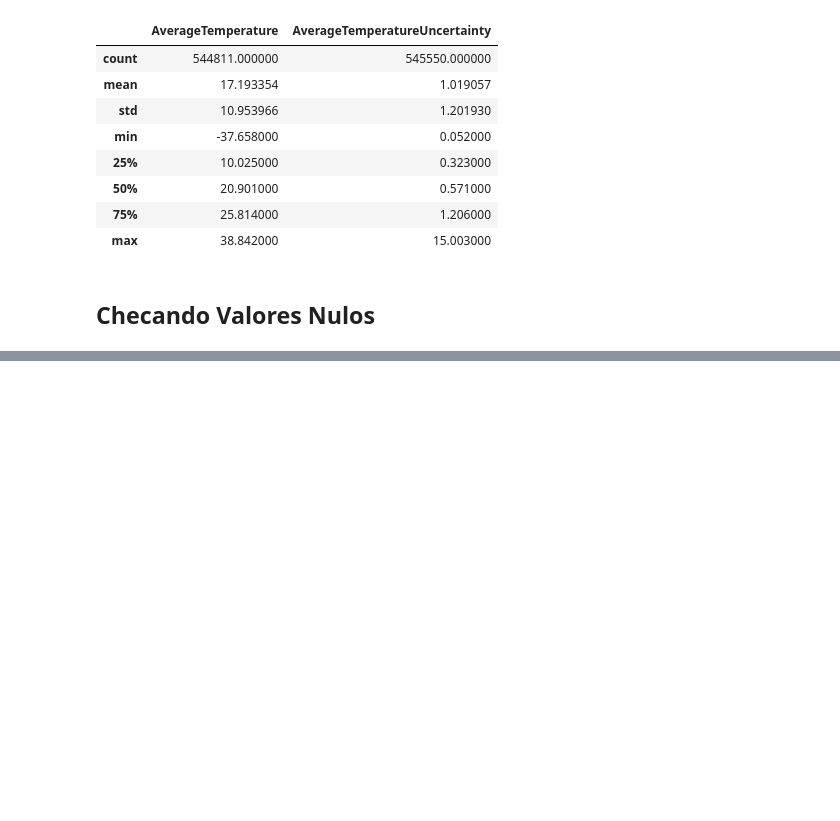
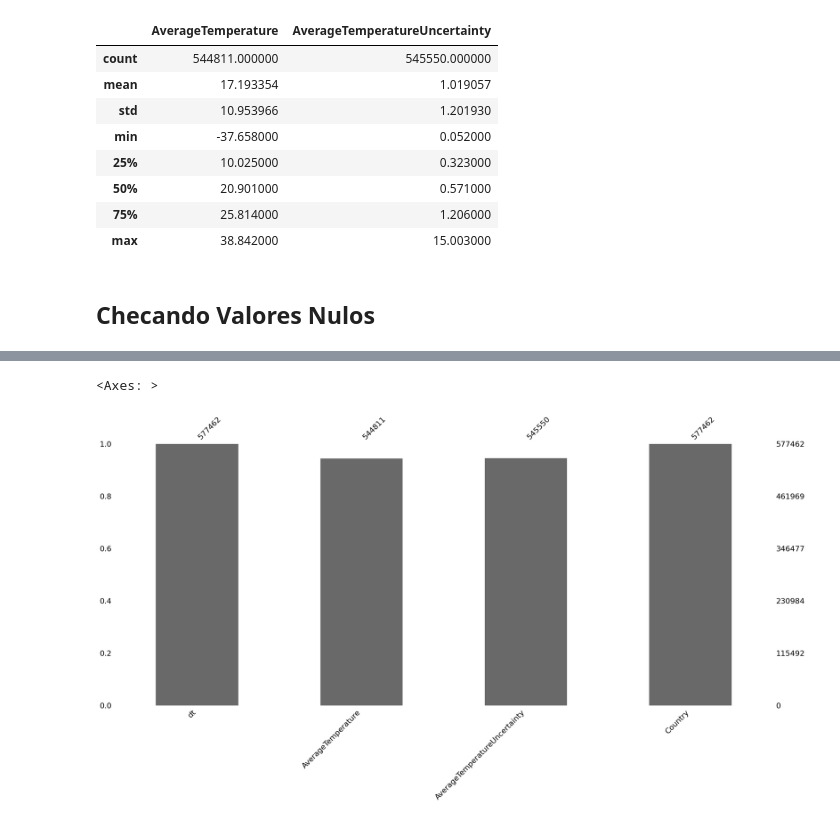
Before and after one commit to KARINAgoncalvesSOARES/mudancas_climatica_na_superficie_da_terra, a Jupyter notebook: mudancas_climaticas.ipynb, the cells around one changed output, grey strips where cells are left out. Saved outputs shown, nothing was run; the diff lists cells and outputs as text; code cells hidden in the pictures; blank space fills up the shorter version.

Commit message:
graficando com msno

```diff
--- a/mudancas_climaticas.ipynb
+++ b/mudancas_climaticas.ipynb
@@ -96,2 +78,6 @@ Note: you may need to restart the kernel to use updated packages.
 # %%
 import missingno as msno
+msno.bar(df_clima)
+# %% [output]
+<Axes: >
+[figure, added]
```
Also changed, not shown: parts of 1 cell of this notebook.
